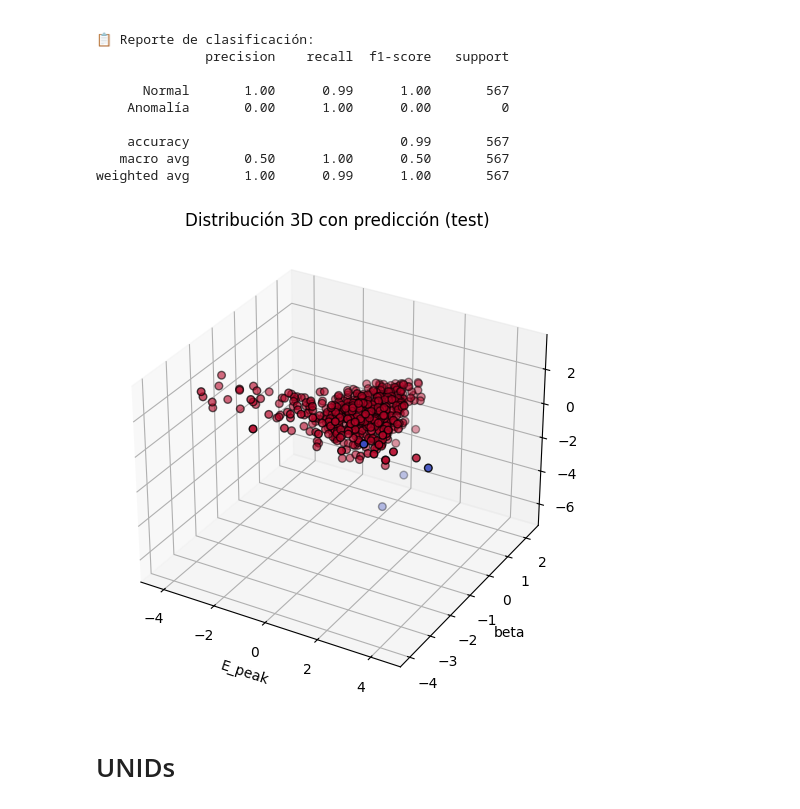
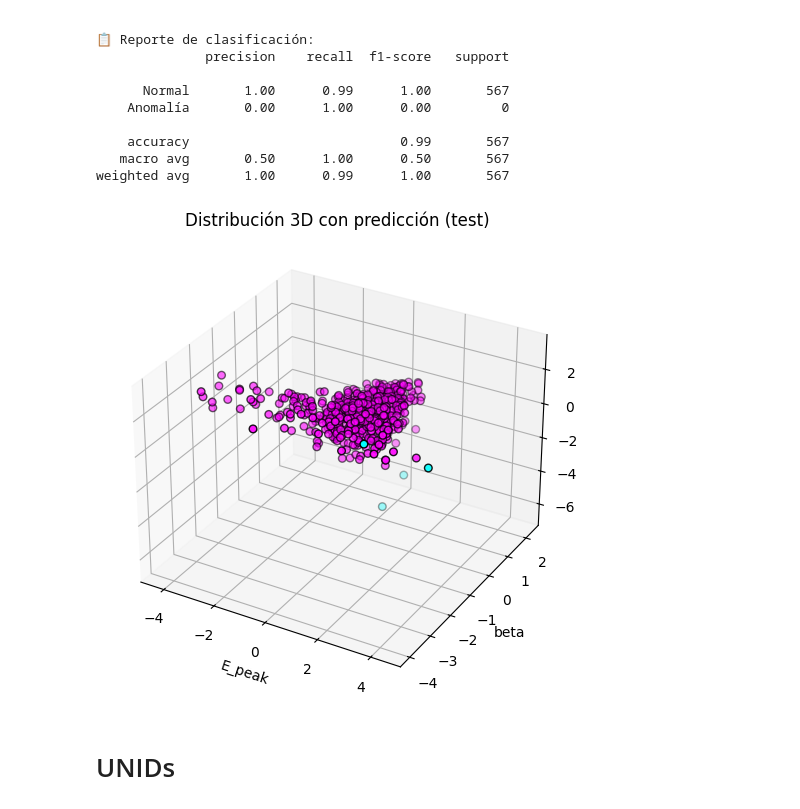
Before and after one commit to martacanirome4/DarkMatter_ML_TFG, a Jupyter notebook: notebooks/3F_betaRel_OCSVM_astro_vs_unids.ipynb, the cells around one changed output. Drawn from its saved outputs; the diff is of its cells as text; code cells hidden in the pictures.

```diff
--- a/notebooks/3F_betaRel_OCSVM_astro_vs_unids.ipynb
+++ b/notebooks/3F_betaRel_OCSVM_astro_vs_unids.ipynb
@@ -307,19 +307,19 @@ weighted avg       1.00      0.99      1.00       567
 # %%
 # Visualizamos predicciones en 3D sobre datos de prueba
 fig = plt.figure(figsize=(8, 6))
 ax = fig.add_subplot(111, projection='3d')
 
 X_3d = X_test_scaled
 preds = best_model.predict(X_3d)
-ax.scatter(X_3d[:, 0], X_3d[:, 1], X_3d[:, 2], c=preds, cmap='coolwarm', edgecolor='k', s=30)
+ax.scatter(X_3d[:, 0], X_3d[:, 1], X_3d[:, 2], c=preds, cmap='cool', edgecolor='k', s=30)
 
 ax.set_xlabel(features[0])
 ax.set_ylabel(features[1])
 ax.set_zlabel(features[2])
 plt.title("Distribución 3D con predicción (test)")
 plt.show()
 # %% [output]
-[figure, old version]
+[figure, new version]
 # %% [markdown]
 # UNIDs
 # %%
```
Also changed, not shown: parts of 6 cells of this notebook, 7 other files.
